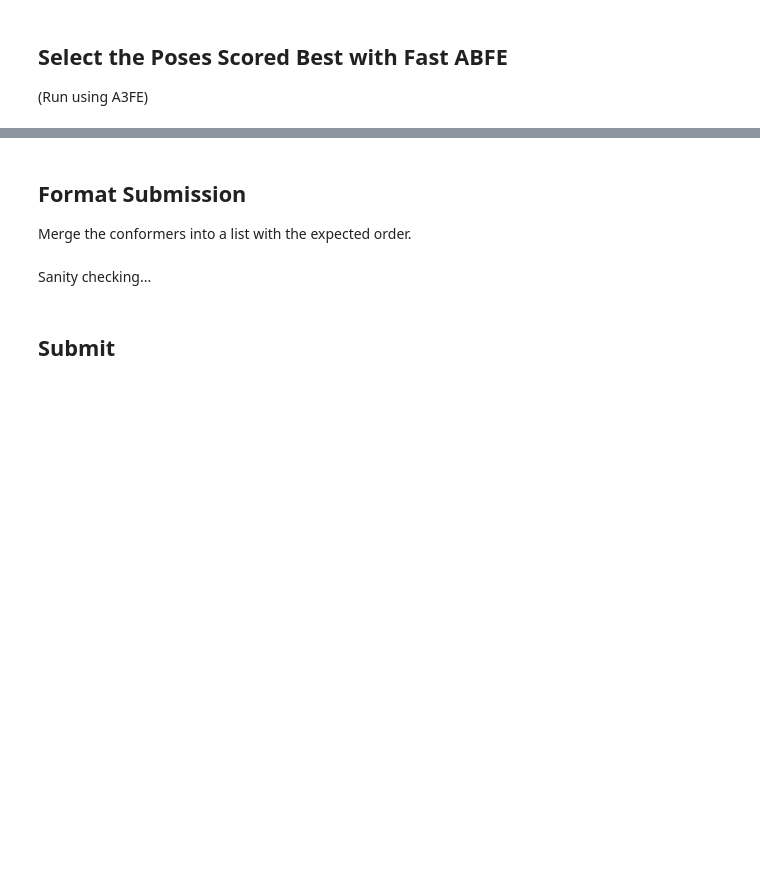
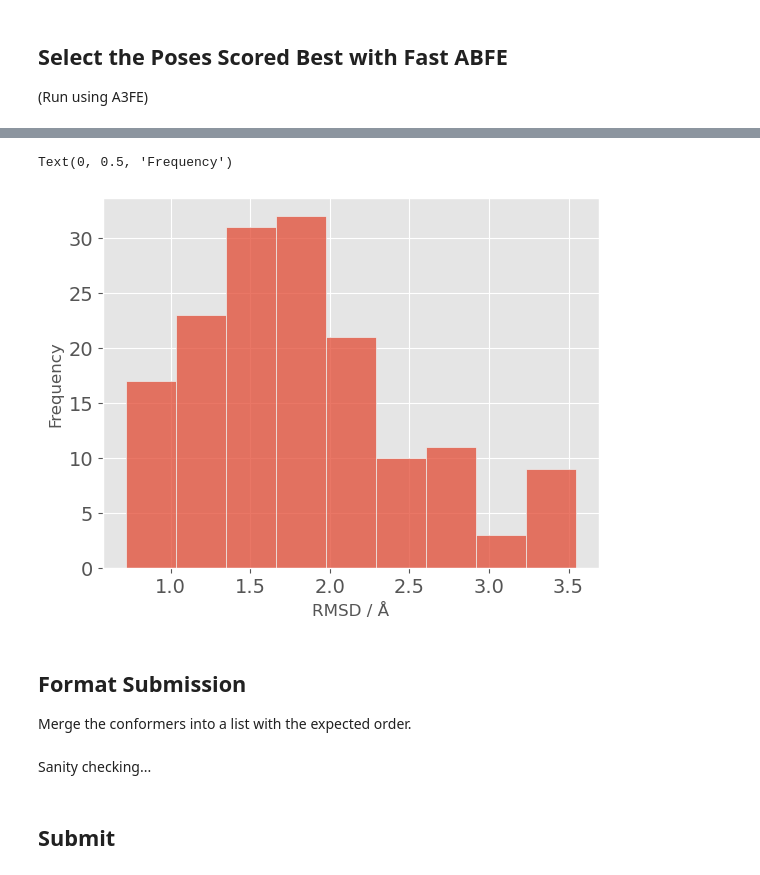
Before and after one commit to michellab/polaris-poses-challenge-fegrow-a3fe, a Jupyter notebook: submission/submission.ipynb, the cells around one changed output, grey strips where cells are left out. Drawn from its saved outputs; the diff is of its cells as text; code cells hidden in the pictures; blank space fills up the shorter version.

Commit message:
Update submission script to use the equilibrated structures

```diff
--- a/submission/submission.ipynb
+++ b/submission/submission.ipynb
@@ -53,6 +81,10 @@ SARS_ABFE_EXTRA_POSES_DIR = Path("../sars-extra-poses-210225")
 SARS_ABFE_EXTRA_POSES_SDFS = {int(lig_sdf.name.split("_")[-1].split(".")[0]): lig_sdf for lig_sdf in (SARS_ABFE_EXTRA_POSES_DIR / "input" / "structures-SARS-comp48").glob("*.sdf")}
 SARS_ABFE_EXTRA_POSES_RUNS = get_abfe_runs_dict(SARS_ABFE_EXTRA_POSES_DIR)
 
+# Reference structures
+MERS_REF = Path("../ref_structures/mers_ref.pdb")
+SARS_REF = Path("../ref_structures/sars_ref.pdb")
+
 # Containers for results
 y_pred_mers = []
 y_pred_sars = []
@@ -86,12 +258,14 @@ def read_abfe_score(abfe_dir: Path) -> float:
     lines = (abfe_dir / "output" / "overall_stats.dat").read_text().split("\n")
     return float(lines[1].split("Mean free energy: ")[1].split(" ")[0])
 
-def extract_best_scored_conformers(sdfs: dict[int, Path], runs: dict[int, dict[int, Path]]) -> list[Chem.Mol]:
+def extract_best_scored_conformers(sdfs: dict[int, Path], runs: dict[int, dict[int, Path]], align_ref:Path) -> tuple[list[Chem.Mol], list[float]]:
     """Get the best scored conformer for each ligand from the ABFE runs."""
 
     mols = []
+    # Store the rmsds between the original and equilibrated conformers, when equilibration has been performed
+    rmsds = []
 
-    for mol_idx, sdf in tqdm(sdfs.items()):
+    for mol_idx, sdf in sdfs.items():
         conformers = read_sdf(sdf)
 
         # If there is no ABFE run for this ligand, just take the first conformer
@@ -99,13 +273,26 @@ def extract_best_scored_conformers(sdfs: dict[int, Path], runs: dict[int, dict[i
             mols.append(conformers[0])
             continue
 
-        # Get the best scored conformer
+        # Get the best scored pose index
         conformer_scores = {pose_idx: read_abfe_score(abfe_dir) for pose_idx, abfe_dir in runs[mol_idx].items()}
         best_pose_idx = min(conformer_scores.keys(), key=lambda x: conformer_scores[x])
-        mols.append(conformers[best_pose_idx])
 
-    return mols
+        # Get the rmsd between the equilibrated and original conformers
+        best_input_conformer = conformers[best_pose_idx]
+        best_equil_conformer = get_equil_rdmol(runs[mol_idx][best_pose_idx], align_ref)
+        rmsd = Chem.rdMolAlign.CalcRMS(best_input_conformer, best_equil_conformer)
+        if rmsd > 3:
+            print(f"High RMSD of {rmsd} for {runs[mol_idx][best_pose_idx]}")
+        rmsds.append(rmsd)
 
-y_pred_mers.extend(extract_best_scored_conformers(MERS_ABFE_SDFS, MERS_ABFE_RUNS))
-y_pred_sars.extend(extract_best_scored_conformers(SARS_ABFE_SDFS, SARS_ABFE_RUNS))
-y_pred_sars.extend(extract_best_scored_conformers(SARS_ABFE_EXTRA_POSES_SDFS, SARS_ABFE_EXTRA_POSES_RUNS))
+        mols.append(best_equil_conformer)
+
+    return mols, rmsds
+
+best_confs_mers, rmsds_mers = extract_best_scored_conformers(MERS_ABFE_SDFS, MERS_ABFE_RUNS, MERS_REF)
+best_confs_sars, rmsds_sars = extract_best_scored_conformers(SARS_ABFE_SDFS, SARS_ABFE_RUNS, SARS_REF)
+best_confs_sars_extra, rmsds_sars_extra = extract_best_scored_conformers(SARS_ABFE_EXTRA_POSES_SDFS, SARS_ABFE_EXTRA_POSES_RUNS, SARS_REF)
+
+y_pred_mers.extend(best_confs_mers)
+y_pred_sars.extend(best_confs_sars)
+y_pred_sars.extend(best_confs_sars_extra)
@@ -112,3 +380,16 @@ y_pred_sars.extend(extract_best_scored_conformers(SARS_ABFE_EXTRA_POSES_SDFS, SA
+# %%
+# Check out distribution of RMSDs
+import matplotlib.pyplot as plt
+import seaborn as sns
+plt.style.use("ggplot")
+fig, ax = plt.subplots()
+rmsds_all = rmsds_sars + rmsds_sars_extra + rmsds_mers
+sns.histplot(rmsds_all, ax=ax)
+ax.set_xlabel("RMSD / Å")
+ax.set_ylabel("Frequency")
+# %% [output]
+Text(0, 0.5, 'Frequency')
+[figure, added]
 # %% [markdown]
 ## Format Submission
 
```
Also changed, not shown: parts of 10 cells of this notebook, 2 other files.
